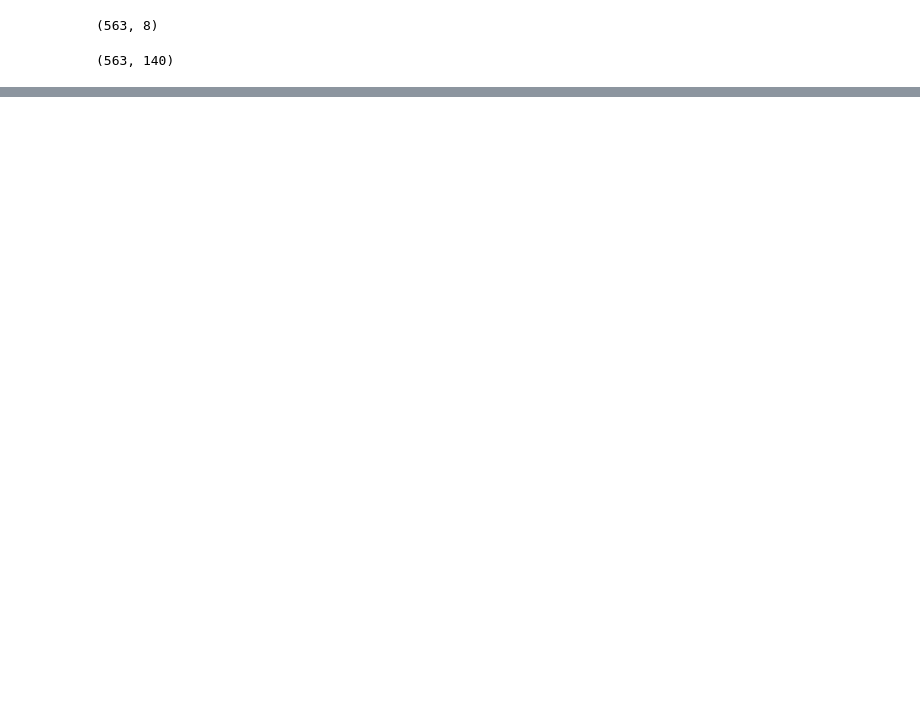
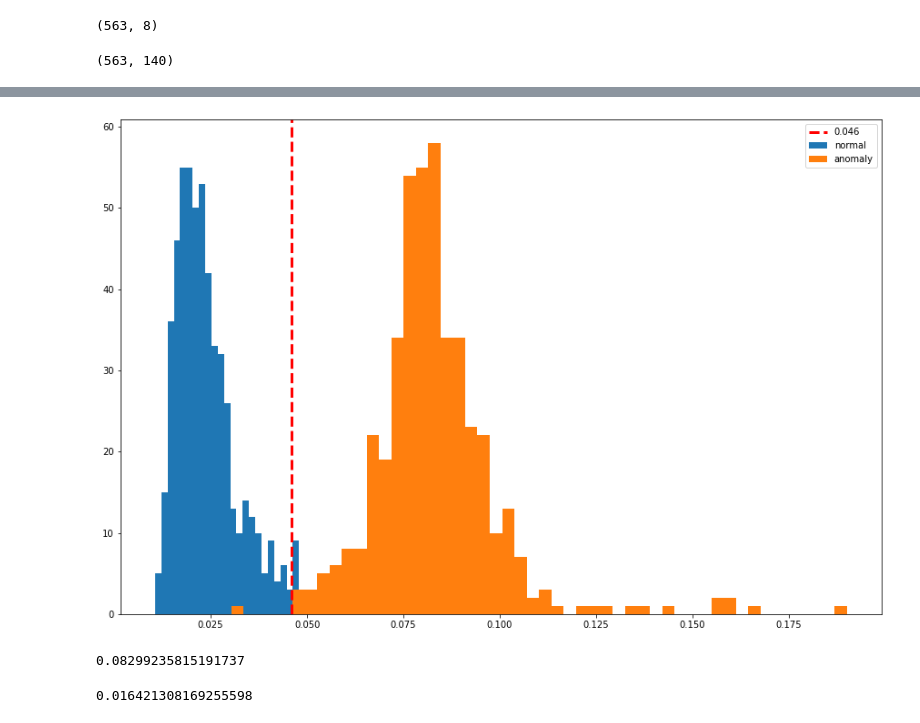
Before and after one commit to Kgs-Mathaba/Anomaly_detection_using_AutoEncoders, a Jupyter notebook: Anomaly_Detection_of_ECG_using_AutoEncoders.ipynb, the cells around one changed output, grey strips where cells are left out. Saved outputs shown, nothing was run; the diff lists cells and outputs as text; code cells hidden in the pictures; blank space fills up the shorter version.

```diff
--- a/Anomaly_Detection_of_ECG_using_AutoEncoders.ipynb
+++ b/Anomaly_Detection_of_ECG_using_AutoEncoders.ipynb
@@ -301,0 +302,5 @@ plt.plot(decoder_out_a[0], 'r')
+# %%
+reconstructions = model.predict(normal_test_data)
+train_loss = tf.keras.losses.mae(reconstructions, normal_test_data)
+
+plt.hist(train_loss, bins=50)
@@ -301,0 +333,2 @@ plt.plot(decoder_out_a[0], 'r')
+# %%
+threshold = np.mean(train_loss) + 2*np.std(train_loss)
@@ -301,0 +339,5 @@ plt.plot(decoder_out_a[0], 'r')
+# %%
+reconstructions_a = model.predict(anomaly_test_data)
+train_loss_a = tf.keras.losses.mae(reconstructions_a, anomaly_test_data)
+
+plt.hist(train_loss_a, bins=50)
@@ -301,0 +362,16 @@ plt.plot(decoder_out_a[0], 'r')
+# %%
+plt.hist(train_loss, bins=50, label='normal')
+plt.hist(train_loss_a, bins=50, label='anomaly')
+plt.axvline(threshold, color='r', linewidth=3, linestyle='dashed', label='{:0.3f}'.format(threshold))
+plt.legend(loc='upper right')
+plt.show()
+# %% [output]
+[figure, added]
+# %%
+np.mean(train_loss_a)
+# %% [output]
+0.08299235815191737
+# %%
+np.std(train_loss_a)
+# %% [output]
+0.016421308169255598
```
Also changed, not shown: parts of 20 cells of this notebook.
